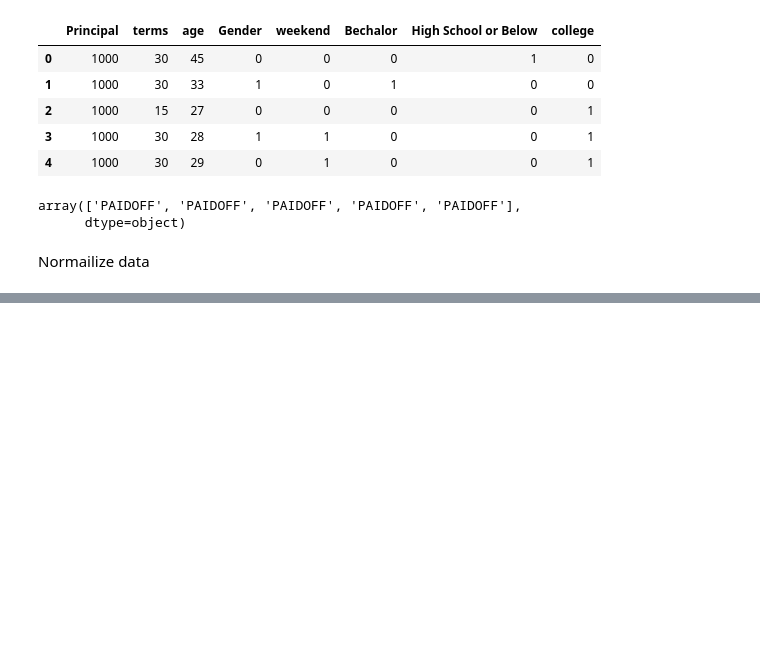
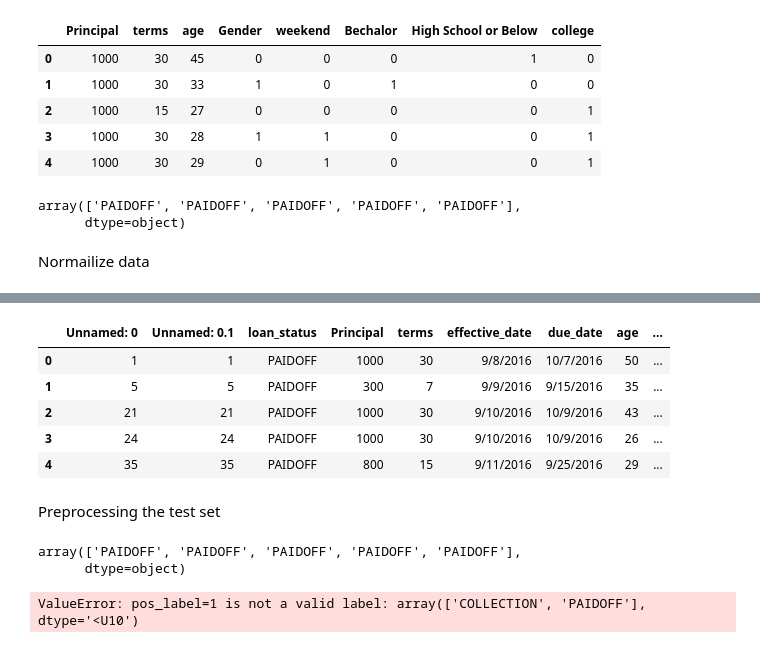
Before and after one commit to YehiaEhab16/Coursera-Machine-Learning, a Jupyter notebook: Coursera Notebook.ipynb, the cells around one changed output, grey strips where cells are left out. Cells and saved outputs as stored; diff of their text form; code cells hidden in the pictures; blank space fills up the shorter version.

```diff
--- a/Coursera Notebook.ipynb
+++ b/Coursera Notebook.ipynb
@@ -191,0 +388,51 @@ Normailize data
+# %%
+data_test = pd.read_csv('loan_test.csv')
+data_test.head()
+# %% [output]
+|  | Unnamed: 0 | Unnamed: 0.1 | loan_status | Principal | terms | effective_date | due_date | age | ... |
+| 0 | 1 | 1 | PAIDOFF | 1000 | 30 | 9/8/2016 | 10/7/2016 | 50 | ... |
+| 1 | 5 | 5 | PAIDOFF | 300 | 7 | 9/9/2016 | 9/15/2016 | 35 | ... |
+| 2 | 21 | 21 | PAIDOFF | 1000 | 30 | 9/10/2016 | 10/9/2016 | 43 | ... |
+| 3 | 24 | 24 | PAIDOFF | 1000 | 30 | 9/10/2016 | 10/9/2016 | 26 | ... |
+| 4 | 35 | 35 | PAIDOFF | 800 | 15 | 9/11/2016 | 9/25/2016 | 29 | ... |
+# %% [markdown]
+Preprocessing the test set
+# %%
+X= preprocessing.StandardScaler().fit(X).transform(X)
+X[0:5]
+Y = data_test['loan_status'].values
+Y[0:5]
+# %% [output]
+array(['PAIDOFF', 'PAIDOFF', 'PAIDOFF', 'PAIDOFF', 'PAIDOFF'],
+      dtype=object)
+# %%
+#test the KNN algorithm already trained with K=6
+yhatKNN=neigh.predict(X)
+KNNJaccard = jaccard_score(y, yhatKNN, pos_label = "PAIDOFF")
+KNNF1 = f1_score(y, yhatKNN, average='weighted')
+print("Avg F1-score: %.2f" % KNNF1 )
+print("KNN Jaccard Score: %.2f" % KNNJaccard)
+
+
+yhatDEC = Tree.predict(X)
+DTJaccard = jaccard_score(y, yhatDEC, pos_label = "PAIDOFF")
+DTF1 = f1_score(y, yhatDEC, average='weighted')
+print("Avg F1-score: %.2f" % DTF1 )
+print("Decision Tree Jaccard Score: %.2f" % DTJaccard)
+
+yhatSVM=clf.predict(X)
+SVMJaccard = jaccard_score(y, yhatSVM, pos_label = "PAIDOFF")
+SVMF1 = f1_score(y, yhatSVM, average='weighted')
+print("Avg F1-score: %.2f" % SVMF1)
+print("SVM Jaccard score: %.2f" % SVMJaccard)
+
+yhatLOG = LogR.predict(X)
+yhatLOGproba = LogR.predict_proba(X)
+LogRJaccard = jaccard_score(y, yhatLOG)
+LogRF1 = f1_score(y, yhatLOG, average='weighted')
+Logloss = log_loss(y, yhatLOGproba)
+print("LogLoss: : %.2f" % Logloss)
+print("Avg F1-score: %.4f" % LogRF1)
+print("LOG Jaccard score: %.4f" % LogRJaccard)
+# %% [output]
+ValueError: pos_label=1 is not a valid label: array(['COLLECTION', 'PAIDOFF'], dtype='<U10')
```
Also changed, not shown: parts of 22 cells of this notebook.
